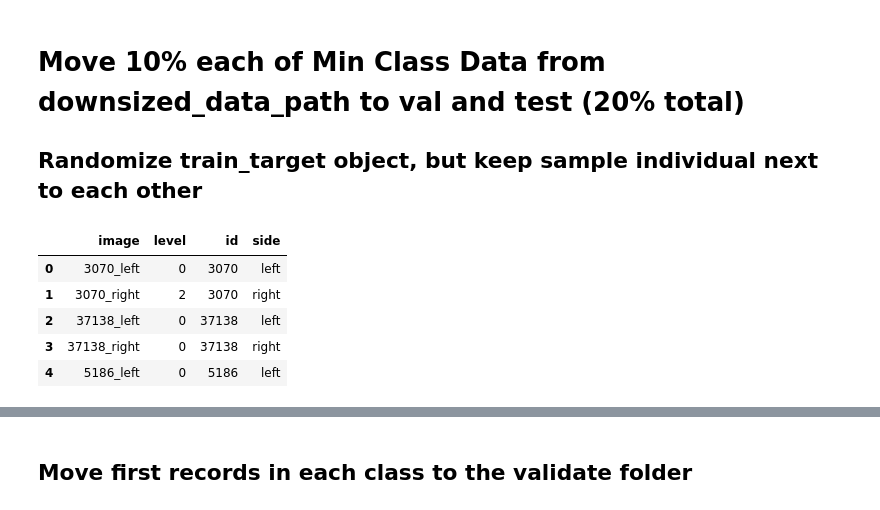
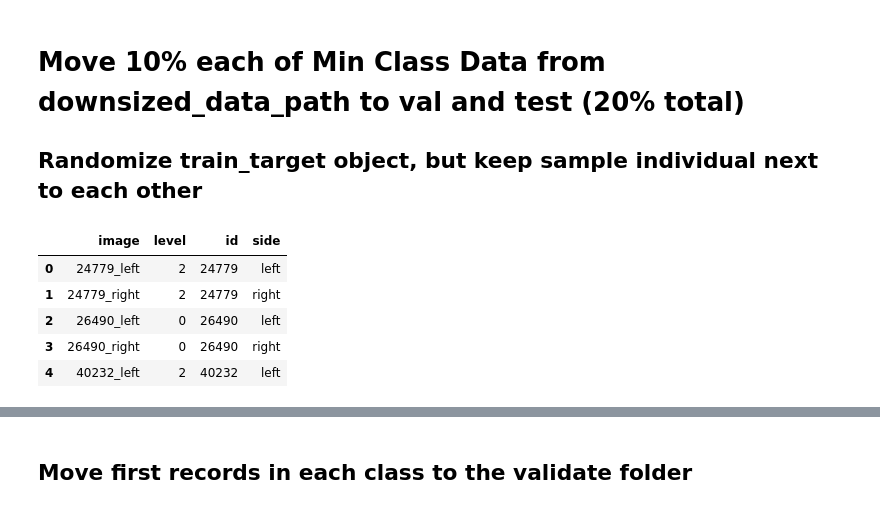
Before and after one commit to Aishuvenkat09/DS-5220-Supervised-Machine-Learning-Project, a Jupyter notebook: Image_resizing_and_sorting.ipynb, the cells around one changed output, grey strips where cells are left out. Saved outputs shown, nothing was run; the diff lists cells and outputs as text; code cells hidden in the pictures.

```diff
--- a/Image_resizing_and_sorting.ipynb
+++ b/Image_resizing_and_sorting.ipynb
@@ -370,23 +353,23 @@ Duplicating: ../SML_Project_Data/downsized_data
 # %%
 import random
 
 train_target = pd.read_csv(main_data_folder + '/trainLabels.csv', delimiter=',')
 
 train_target[['id','side']] = train_target['image'].str.split(pat = "_", expand=True)
 
 groups = [train_target for _, train_target in train_target.groupby('id')]
 
-random.shuffle(groups)
+random.Random(14).shuffle(groups)
 
 train_target = pd.concat(groups).reset_index(drop=True)
 train_target.head()
 # %% [output]
 |  | image | level | id | side |
-| 0 | 3070_left | 0 | 3070 | left |
-| 1 | 3070_right | 2 | 3070 | right |
-| 2 | 37138_left | 0 | 37138 | left |
-| 3 | 37138_right | 0 | 37138 | right |
-| 4 | 5186_left | 0 | 5186 | left |
+| 0 | 24779_left | 2 | 24779 | left |
+| 1 | 24779_right | 2 | 24779 | right |
+| 2 | 26490_left | 0 | 26490 | left |
+| 3 | 26490_right | 0 | 26490 | right |
+| 4 | 40232_left | 2 | 40232 | left |
 # %%
 train_target.drop(['id', 'side'], axis=1, inplace = True)
 train_target.head()
```
Also changed, not shown: parts of 7 cells of this notebook, 2 other files.
